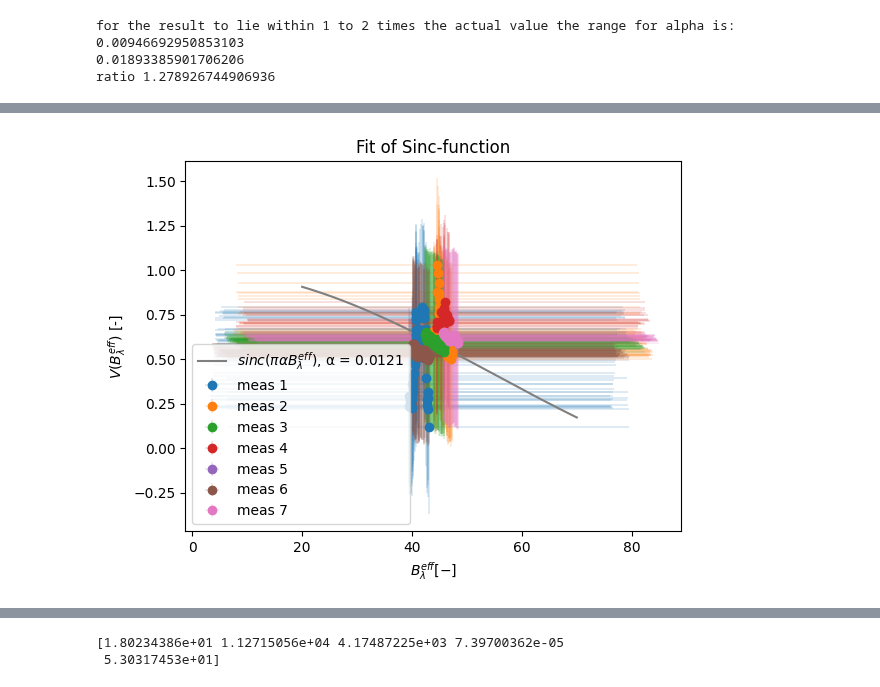
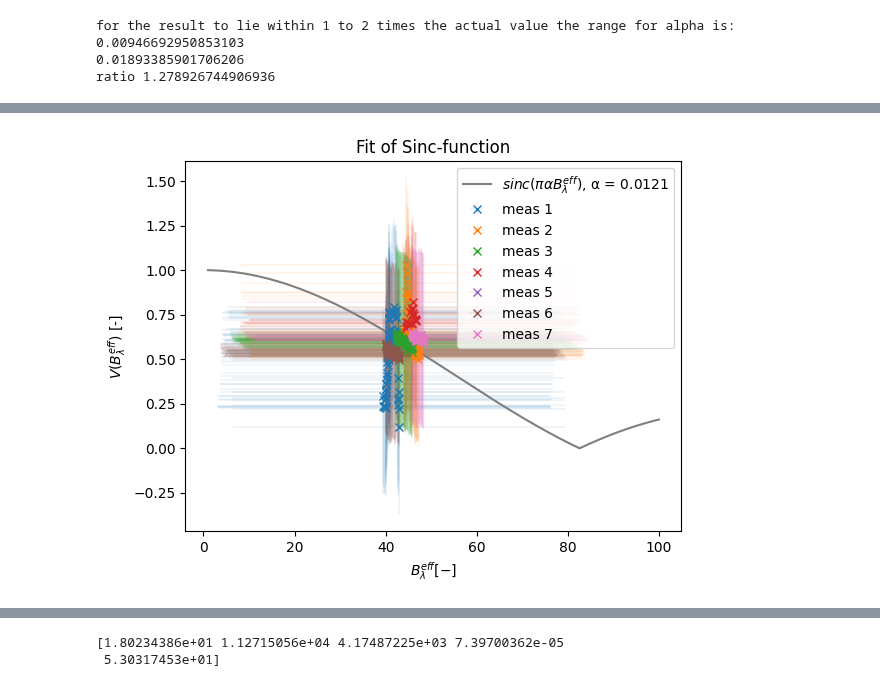
Before and after one commit to muellvin/radio-interferometry, a Jupyter notebook: Sun/data_analysis_fit.ipynb, the cells around one changed output, grey strips where cells are left out. Drawn from its saved outputs; the diff is of its cells as text; code cells hidden in the pictures.

Commit message:
new plot

```diff
--- a/Sun/data_analysis_fit.ipynb
+++ b/Sun/data_analysis_fit.ipynb
@@ -515,20 +515,23 @@ radio: 1.278926744906936 pm 0.12683368669381476
 # %%
 """plotting the sinc fit"""
 
-B_fit = np.linspace(20,70, 1000)
+B_fit = np.linspace(1,100, 1000)
 fitted_sinc = sinc_func(B_fit, alpha)
 
 for i, (bs, vs, be, ve) in enumerate(zip(useful_B, useful_V, useful_B_err, useful_V_err)):
 
-    plt.errorbar(bs, vs,xerr=be, yerr=ve,  lw =0.2, label=f"meas {i+1}",fmt="o")
+    eb=plt.errorbar(bs, vs,xerr=be, yerr=ve, label=f"meas {i+1}",fmt="x")
+    #eb[-1][0].set_linestyle(':')
+    eb[-1][0].set_linewidth(0.1)
+    eb[-1][1].set_linewidth(0.1)
 
 plt.plot(B_fit, fitted_sinc, label = f"$sinc(\pi α B_{{\lambda}}^{{eff}})$, α = {alpha:.4f}")
 
 
 plt.title("Fit of Sinc-function")
 plt.ylabel("$V(B_{\lambda}^{eff})$ [-]")
 plt.xlabel("$B_{\lambda}^{eff} [-]$")
 plt.legend()
 plt.savefig("fit.pdf",dpi=150)
 # %% [output]
-[figure, old version]
+[figure, new version]
```
Also changed, not shown: parts of 2 cells of this notebook, 2 other files.
